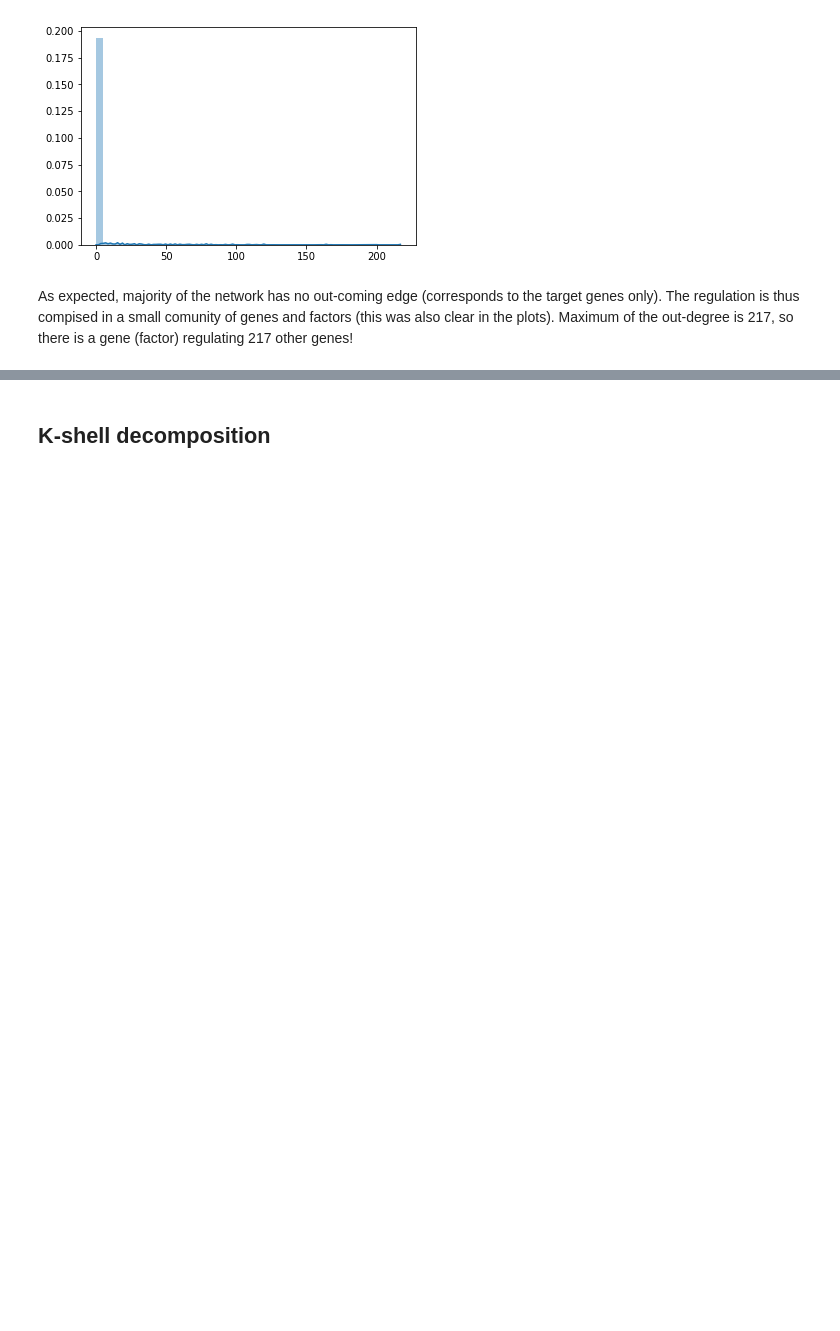
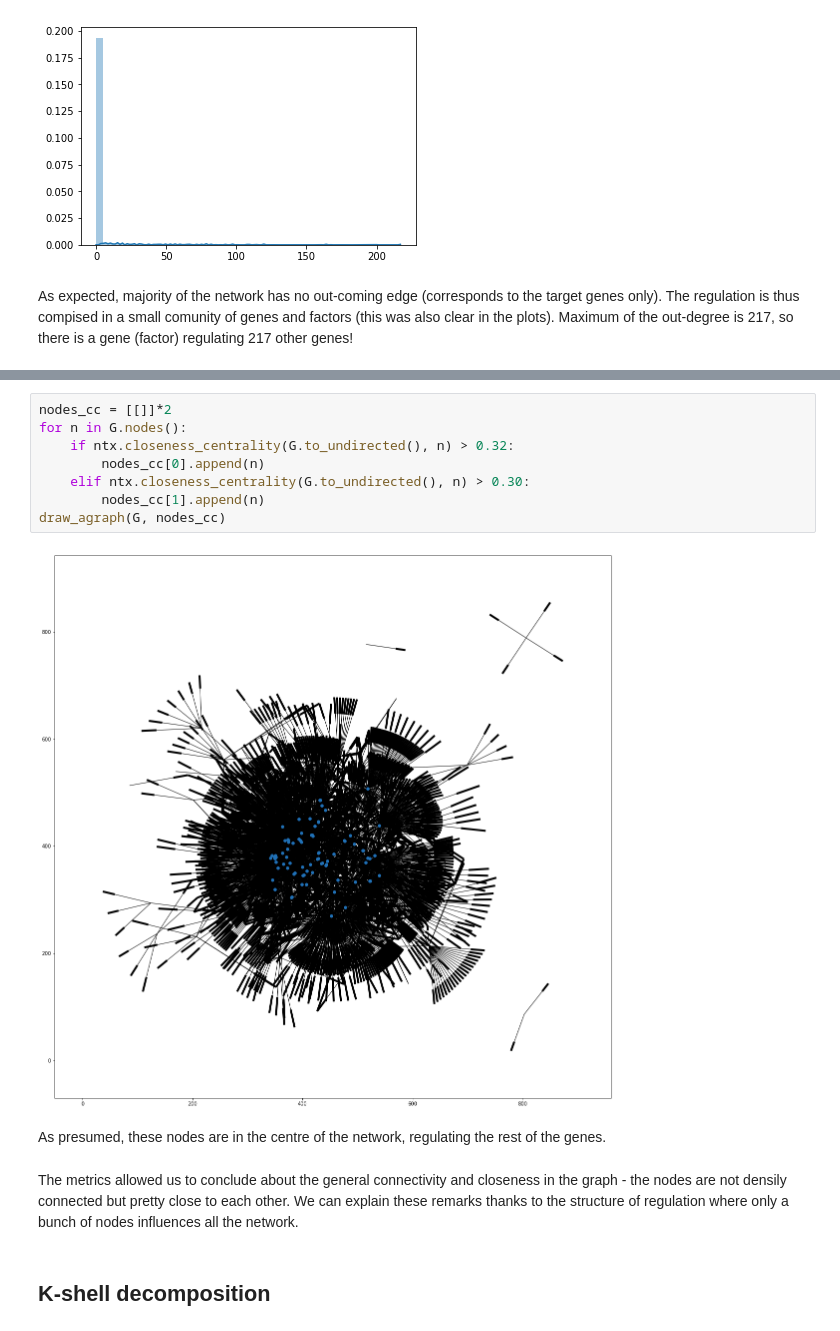
Before and after one commit to RuzickaJiri/Computer_Sciences, a Jupyter notebook: Graph_Theory.ipynb, the cells around one changed output, grey strips where cells are left out. Saved outputs shown, nothing was run; the diff lists cells and outputs as text; blank space fills up the shorter version.

```diff
--- a/Graph_Theory.ipynb
+++ b/Graph_Theory.ipynb
@@ -188,3 +232,17 @@ As expected, majority of the network has no out-coming edge (corresponds to the
+# %%
+nodes_cc = [[]]*2
+for n in G.nodes():
+    if ntx.closeness_centrality(G.to_undirected(), n) > 0.32:
+        nodes_cc[0].append(n)
+    elif ntx.closeness_centrality(G.to_undirected(), n) > 0.30:
+        nodes_cc[1].append(n)
+draw_agraph(G, nodes_cc)
+# %% [output]
+[figure, added]
+# %% [markdown]
+As presumed, these nodes are in the centre of the network, regulating the rest of the genes.
+# %% [markdown]
+The metrics allowed us to conclude about the general connectivity and closeness in the graph - the nodes are not densily connected but pretty close to each other. We can explain these remarks thanks to the structure of regulation where only a bunch of nodes influences all the network.
 # %% [markdown]
 ## K-shell decomposition
 # %% [markdown]
```
Also changed, not shown: parts of 19 cells of this notebook.
